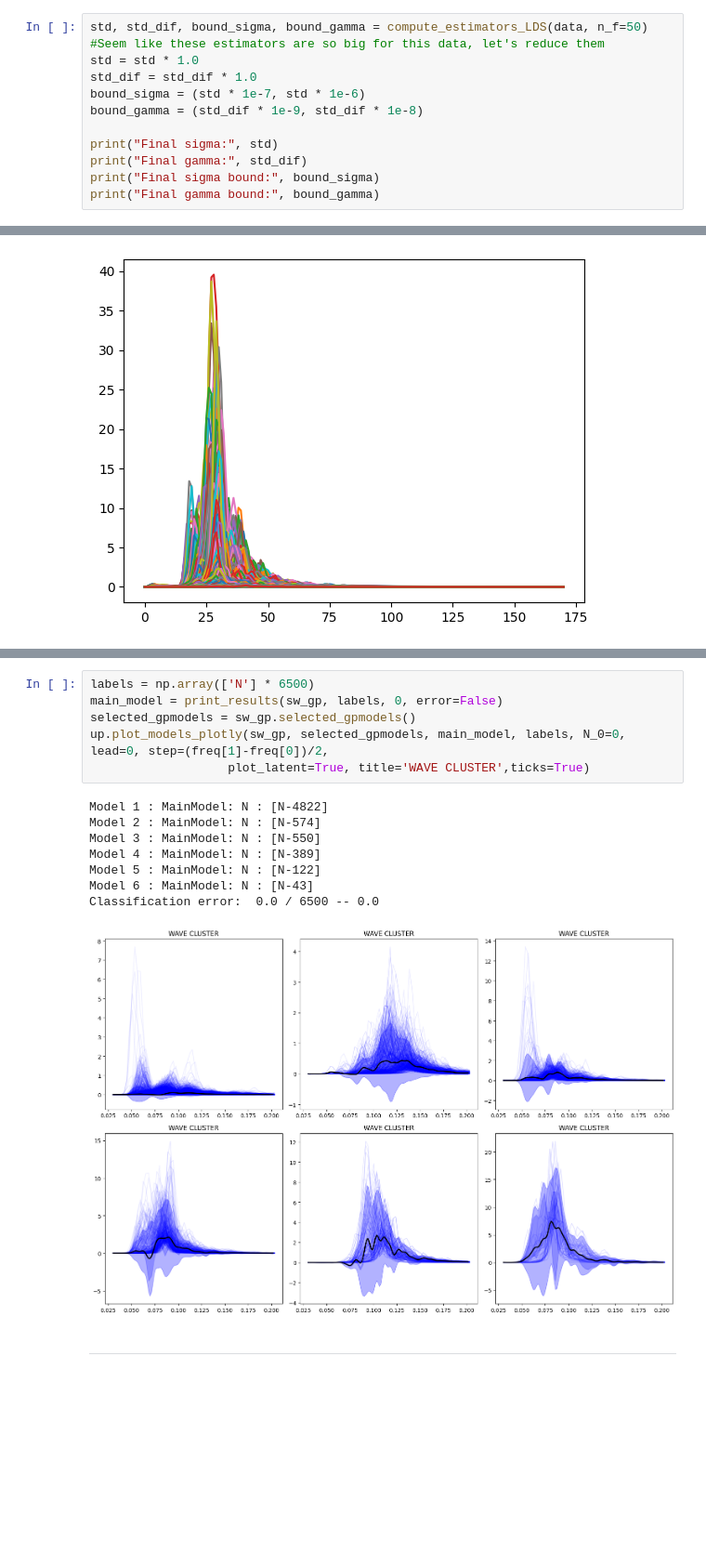
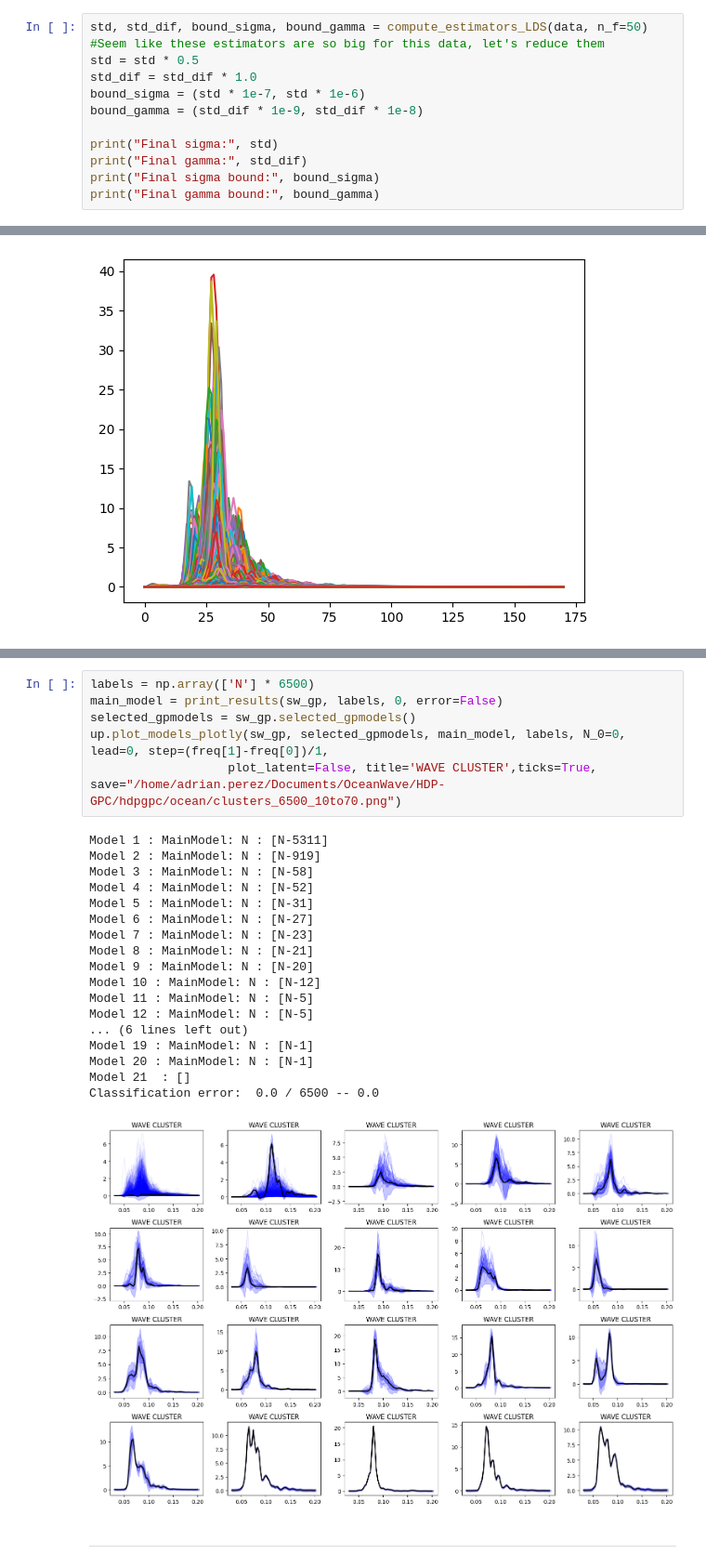
Before and after one commit to AdrianPerezHerrero/HDP-GPC, a Jupyter notebook: hdpgpc/ocean/ClasificacionOlas.ipynb, the cells around one changed output, grey strips where cells are left out. Shown at 93% size. Saved outputs shown, nothing was run; the diff lists cells and outputs as text; blank space fills up the shorter version.

Commit message:
Changes over the jupyter notebook. New hyperparameters factors and extended n_explore_steps=30. Good results.

```diff
--- a/hdpgpc/ocean/ClasificacionOlas.ipynb
+++ b/hdpgpc/ocean/ClasificacionOlas.ipynb
@@ -90,7 +90,7 @@ plt.show()
 # %%
 std, std_dif, bound_sigma, bound_gamma = compute_estimators_LDS(data, n_f=50)
 #Seem like these estimators are so big for this data, let's reduce them
-std = std * 1.0
+std = std * 0.5
 std_dif = std_dif * 1.0
 bound_sigma = (std * 1e-7, std * 1e-6)
 bound_gamma = (std_dif * 1e-9, std_dif * 1e-8)
@@ -261,18 +258,28 @@ Parameter name: covar_module.base_kernel.raw_lengthscale   value = [[-5.15453874
 # %%
 labels = np.array(['N'] * 6500)
 main_model = print_results(sw_gp, labels, 0, error=False)
 selected_gpmodels = sw_gp.selected_gpmodels()
-up.plot_models_plotly(sw_gp, selected_gpmodels, main_model, labels, N_0=0, lead=0, step=(freq[1]-freq[0])/2,
-                   plot_latent=True, title='WAVE CLUSTER',ticks=True)
+up.plot_models_plotly(sw_gp, selected_gpmodels, main_model, labels, N_0=0, lead=0, step=(freq[1]-freq[0])/1,
+                   plot_latent=False, title='WAVE CLUSTER',ticks=True, save="/home/adrian.perez/Documents/OceanWave/HDP-GPC/hdpgpc/ocean/clusters_6500_10to70.png")
 # %% [output]
-Model 1 : MainModel: N : [N-4822]
-Model 2 : MainModel: N : [N-574]
-Model 3 : MainModel: N : [N-550]
-Model 4 : MainModel: N : [N-389]
-Model 5 : MainModel: N : [N-122]
-Model 6 : MainModel: N : [N-43]
+Model 1 : MainModel: N : [N-5311]
+Model 2 : MainModel: N : [N-919]
+Model 3 : MainModel: N : [N-58]
+Model 4 : MainModel: N : [N-52]
+Model 5 : MainModel: N : [N-31]
+Model 6 : MainModel: N : [N-27]
+Model 7 : MainModel: N : [N-23]
+Model 8 : MainModel: N : [N-21]
+Model 9 : MainModel: N : [N-20]
+Model 10 : MainModel: N : [N-12]
+Model 11 : MainModel: N : [N-5]
+Model 12 : MainModel: N : [N-5]
+... (6 lines left out)
+Model 19 : MainModel: N : [N-1]
+Model 20 : MainModel: N : [N-1]
+Model 21  : []
 Classification error:  0.0 / 6500 -- 0.0
-[figure, old version]
+[figure, new version]
 # %% [markdown]
 ---
 # %% [markdown]
```
Also changed, not shown: parts of 5 cells of this notebook, 1 other file.
